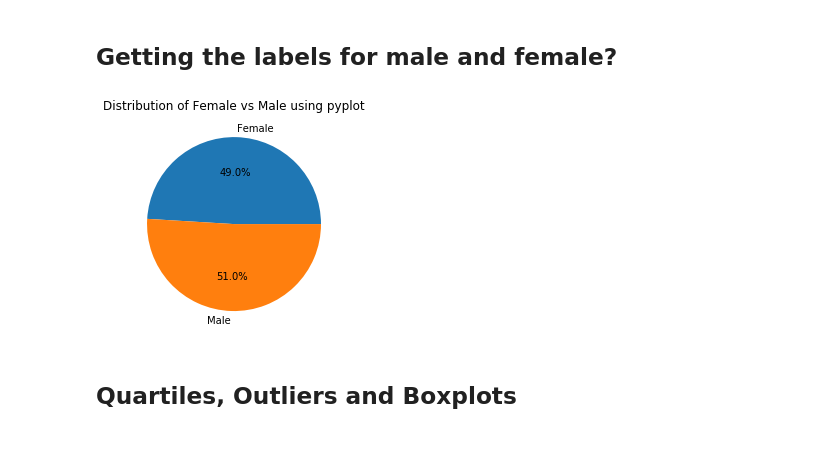
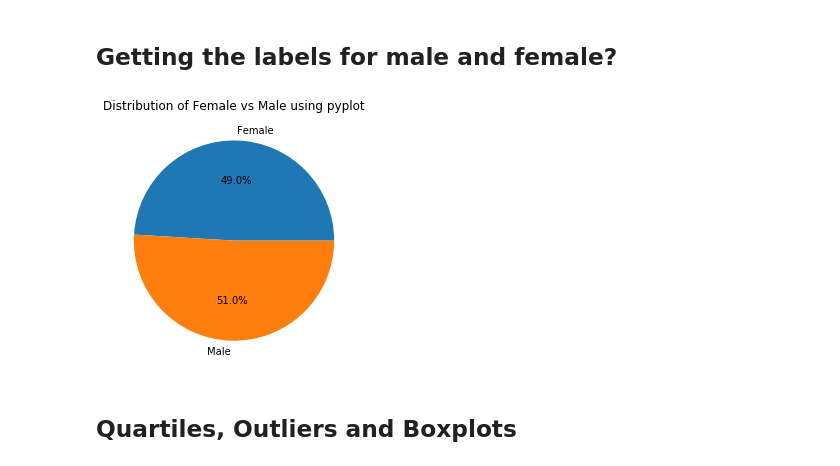
Before and after one commit to khartmann5/Matplotlib-Pymaceuticals, a Jupyter notebook: pymaceuticals_KH.ipynb, the cells around one changed output. Drawn from its saved outputs; the diff is of its cells as text; code cells hidden in the pictures.

```diff
--- a/pymaceuticals_KH.ipynb
+++ b/pymaceuticals_KH.ipynb
@@ -240,14 +248,16 @@ pie_plot = male_female_pandas_df.plot.pie(autopct="%1.1f%%",startangle=0, title=
 # %%
 # Generate a pie plot showing the distribution of female versus male mice using pyplot
 male_female_pyplot = clean_combined_mouse_data.groupby("Sex")
 male_female = male_female_pyplot["Sex"].count()
 male_female_pyplot_df = pd.DataFrame({"Sex":male_female_count})
 sex = ["Female","Male"]
 plt.pie(male_female_pyplot_df["Sex"], labels=sex, autopct="%1.1f%%",startangle=0)
 plt.title("Distribution of Female vs Male using pyplot")
+plt.tight_layout()
+plt.savefig("Images/distribution_male_female")
 plt.show()
 # %% [output]
-[figure, old version]
+[figure, new version]
 # %% [markdown]
 ## Quartiles, Outliers and Boxplots
 # %%
```
Also changed, not shown: parts of 4 cells of this notebook, 3 other files.
